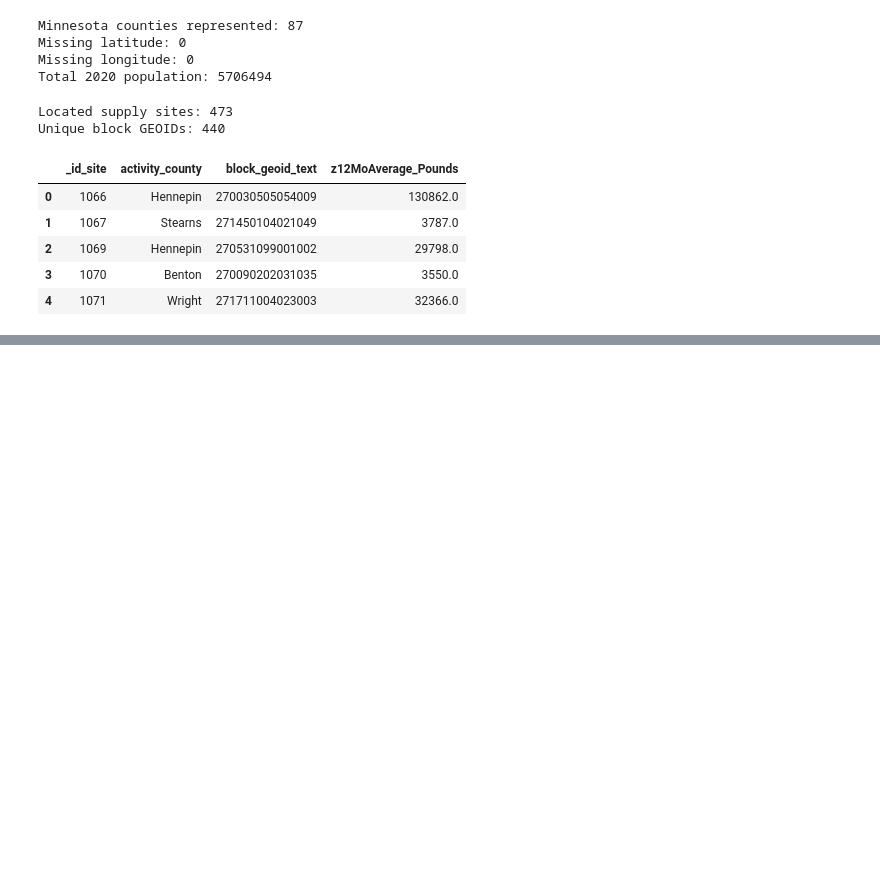
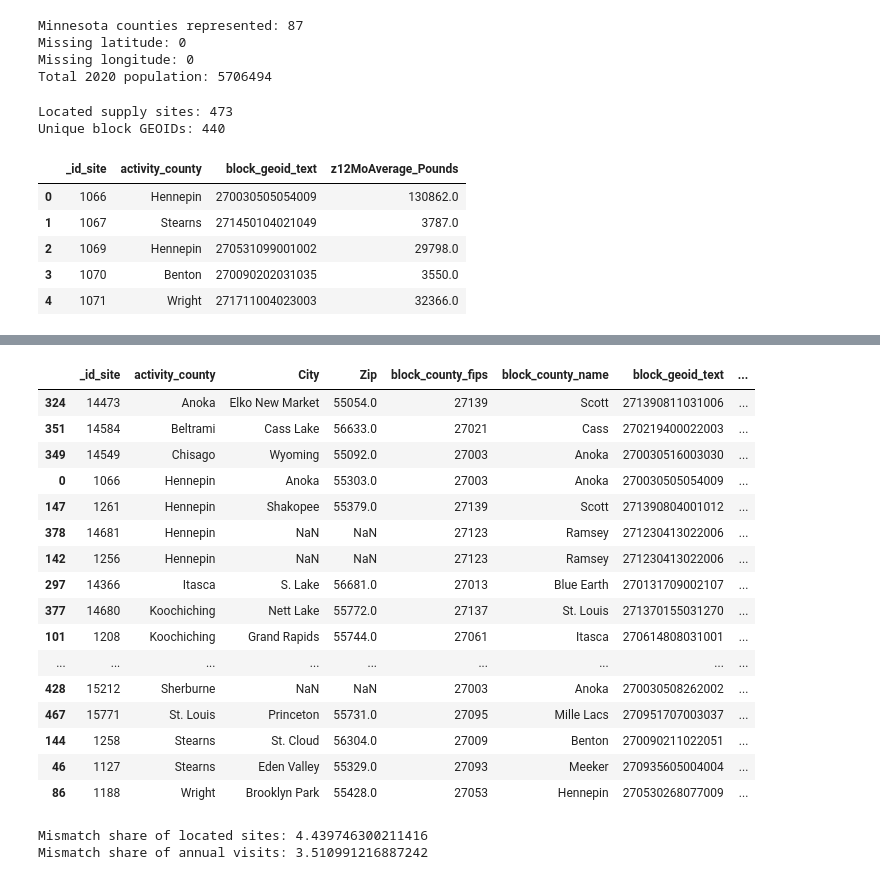
Before and after one commit to Hajar0Ahmed/MinneMUDAC2026Outliers, a Jupyter notebook: notebooks/spatial_access.ipynb, the cells around one changed output, grey strips where cells are left out. Drawn from its saved outputs; the diff is of its cells as text; code cells hidden in the pictures; blank space fills up the shorter version.

```diff
--- a/notebooks/spatial_access.ipynb
+++ b/notebooks/spatial_access.ipynb
@@ -930,0 +1010,68 @@ Unique block GEOIDs: 440
+# %%
+county_mismatches = located_sites[
+    ~located_sites[
+        "county_location_match"
+    ]
+].copy()
+
+display(
+    county_mismatches[
+        [
+            "_id_site",
+            "activity_county",
+            "City",
+            "Zip",
+            "block_county_fips",
+            "block_county_name",
+            "block_geoid_text",
+            "annual_visits"
+        ]
+    ]
+    .sort_values(
+        [
+            "activity_county",
+            "annual_visits"
+        ],
+        ascending=[
+            True,
+            False
+        ]
+    )
+)
+print(
+    "Mismatch share of located sites:",
+    100
+    * len(county_mismatches)
+    / len(located_sites)
+)
+
+print(
+    "Mismatch share of annual visits:",
+    100
+    * county_mismatches[
+        "annual_visits"
+    ].sum()
+    / located_sites[
+        "annual_visits"
+    ].sum()
+)
+# %% [output]
+|  | _id_site | activity_county | City | Zip | block_county_fips | block_county_name | block_geoid_text | ... |
+| 324 | 14473 | Anoka | Elko New Market | 55054.0 | 27139 | Scott | 271390811031006 | ... |
+| 351 | 14584 | Beltrami | Cass Lake | 56633.0 | 27021 | Cass | 270219400022003 | ... |
+| 349 | 14549 | Chisago | Wyoming | 55092.0 | 27003 | Anoka | 270030516003030 | ... |
+| 0 | 1066 | Hennepin | Anoka | 55303.0 | 27003 | Anoka | 270030505054009 | ... |
+| 147 | 1261 | Hennepin | Shakopee | 55379.0 | 27139 | Scott | 271390804001012 | ... |
+| 378 | 14681 | Hennepin | NaN | NaN | 27123 | Ramsey | 271230413022006 | ... |
+| 142 | 1256 | Hennepin | NaN | NaN | 27123 | Ramsey | 271230413022006 | ... |
+| 297 | 14366 | Itasca | S. Lake | 56681.0 | 27013 | Blue Earth | 270131709002107 | ... |
+| 377 | 14680 | Koochiching | Nett Lake | 55772.0 | 27137 | St. Louis | 271370155031270 | ... |
+| 101 | 1208 | Koochiching | Grand Rapids | 55744.0 | 27061 | Itasca | 270614808031001 | ... |
+| ... | ... | ... | ... | ... | ... | ... | ... | ... |
+| 428 | 15212 | Sherburne | NaN | NaN | 27003 | Anoka | 270030508262002 | ... |
+| 467 | 15771 | St. Louis | Princeton | 55731.0 | 27095 | Mille Lacs | 270951707003037 | ... |
+| 144 | 1258 | Stearns | St. Cloud | 56304.0 | 27009 | Benton | 270090211022051 | ... |
+| 46 | 1127 | Stearns | Eden Valley | 55329.0 | 27093 | Meeker | 270935605004004 | ... |
+| 86 | 1188 | Wright | Brooklyn Park | 55428.0 | 27053 | Hennepin | 270530268077009 | ... |
+Mismatch share of located sites: 4.439746300211416
+Mismatch share of annual visits: 3.510991216887242
```
Also changed, not shown: parts of 41 cells of this notebook, 4 other files.
